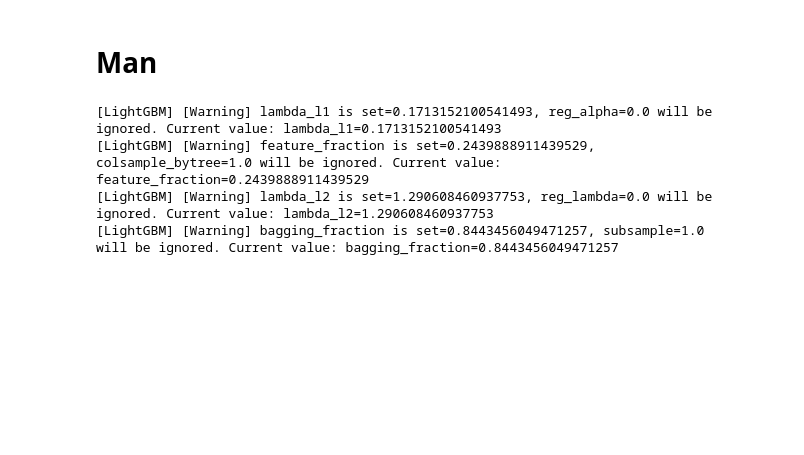
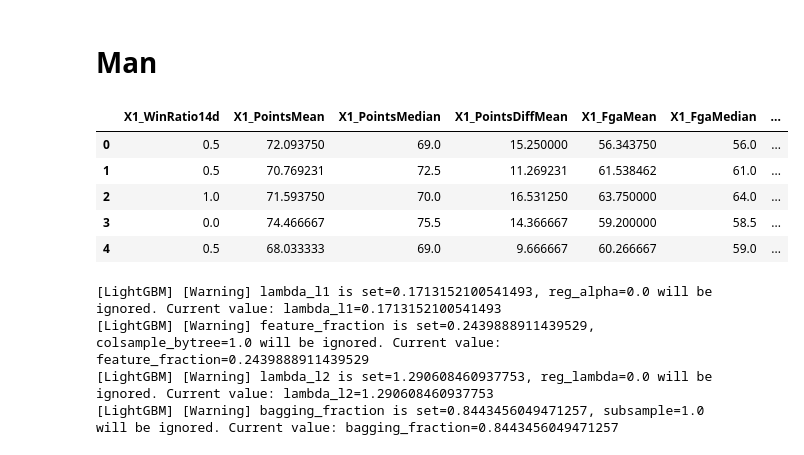
Before and after one commit to Analytics-Data-Science-and-Tech/Analytics_Data_Science, a Jupyter notebook: March-Mania-2023/Modeling_Phase_1.ipynb, the cells around one changed output. Saved outputs shown, nothing was run; the diff lists cells and outputs as text; code cells hidden in the pictures; blank space fills up the shorter version.

```diff
--- a/March-Mania-2023/Modeling_Phase_1.ipynb
+++ b/March-Mania-2023/Modeling_Phase_1.ipynb
@@ -122,6 +122,15 @@ Y_train = man_train['ResultDiff']
 man_test_tour =  man_test[~(man_test['Seed1'].isnull() | man_test['Seed2'].isnull())].reset_index(drop = True)
 man_test_IDS = man_test_tour['ID']
 man_test_tour = man_test_tour[to_select]
+# %%
+X_train.head()
+# %% [output]
+|  | X1_WinRatio14d | X1_PointsMean | X1_PointsMedian | X1_PointsDiffMean | X1_FgaMean | X1_FgaMedian | ... |
+| 0 | 0.5 | 72.093750 | 69.0 | 15.250000 | 56.343750 | 56.0 | ... |
+| 1 | 0.5 | 70.769231 | 72.5 | 11.269231 | 61.538462 | 61.0 | ... |
+| 2 | 1.0 | 71.593750 | 70.0 | 16.531250 | 63.750000 | 64.0 | ... |
+| 3 | 0.0 | 74.466667 | 75.5 | 14.366667 | 59.200000 | 58.5 | ... |
+| 4 | 0.5 | 68.033333 | 69.0 | 9.666667 | 60.266667 | 59.0 | ... |
 # %%
 #############
 ## XGBoost ##
```
